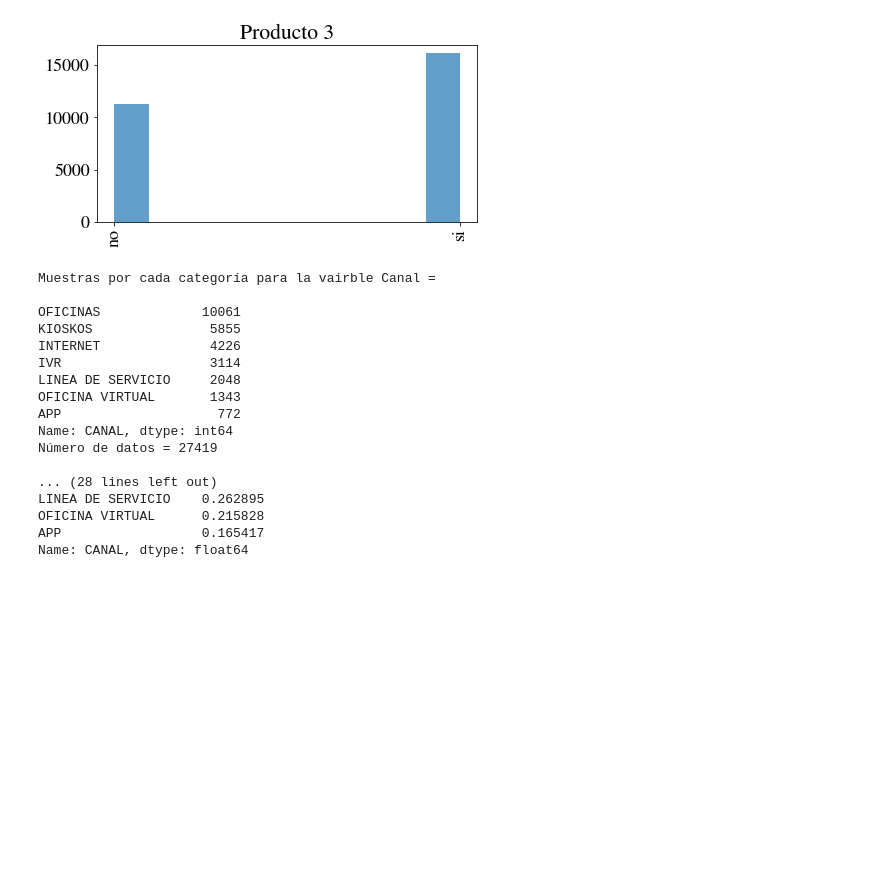
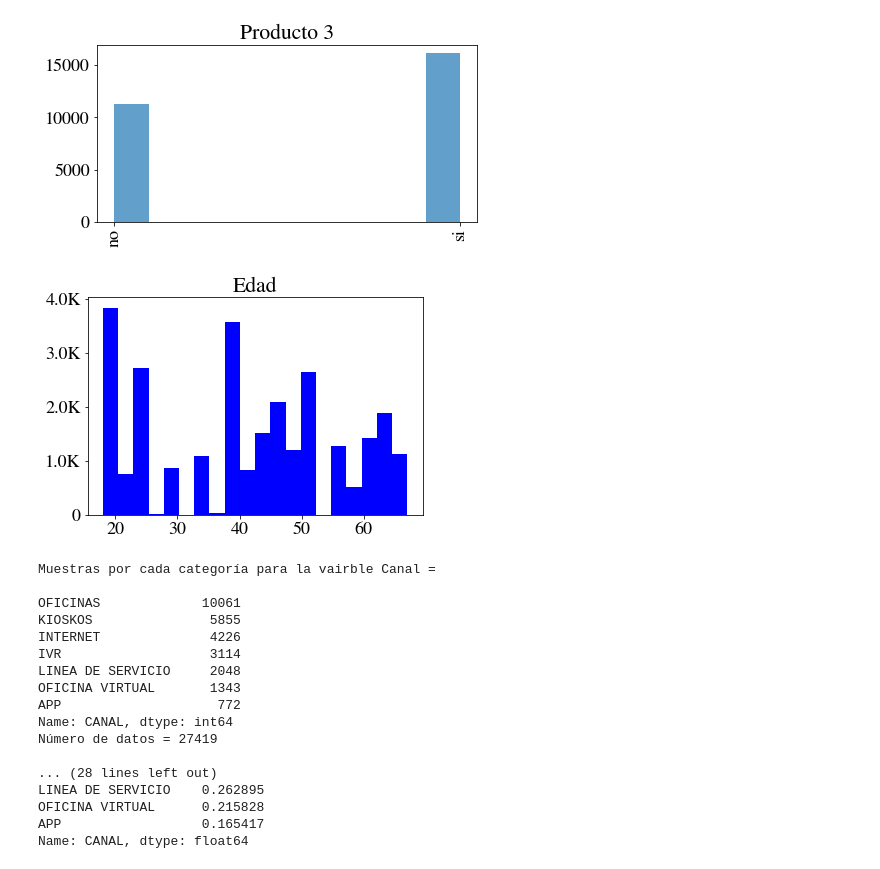
Before and after one commit to caroalvarezf/Trabajo-Especiliazacion, a Jupyter notebook: 01_PREPARACION_DATOS_06Nov.ipynb, the cells around one changed output. Drawn from its saved outputs; the diff is of its cells as text; code cells hidden in the pictures; blank space fills up the shorter version.

```diff
--- a/01_PREPARACION_DATOS_06Nov.ipynb
+++ b/01_PREPARACION_DATOS_06Nov.ipynb
@@ -179,3 +182,13 @@ pyplot.show()
+# %%
+from pyspark_dist_explore import Histogram, hist, distplot, pandas_histogram
+import matplotlib.pyplot as pyplot
+
+fig, ax = pyplot.subplots()
+hist(ax, edad, bins = 20, color=['blue'])
+pyplot.title('Edad')
+pyplot.show()
+# %% [output]
+[figure, added]
 # %%
 import numpy as np
 
```
Also changed, not shown: parts of 3 cells of this notebook.
